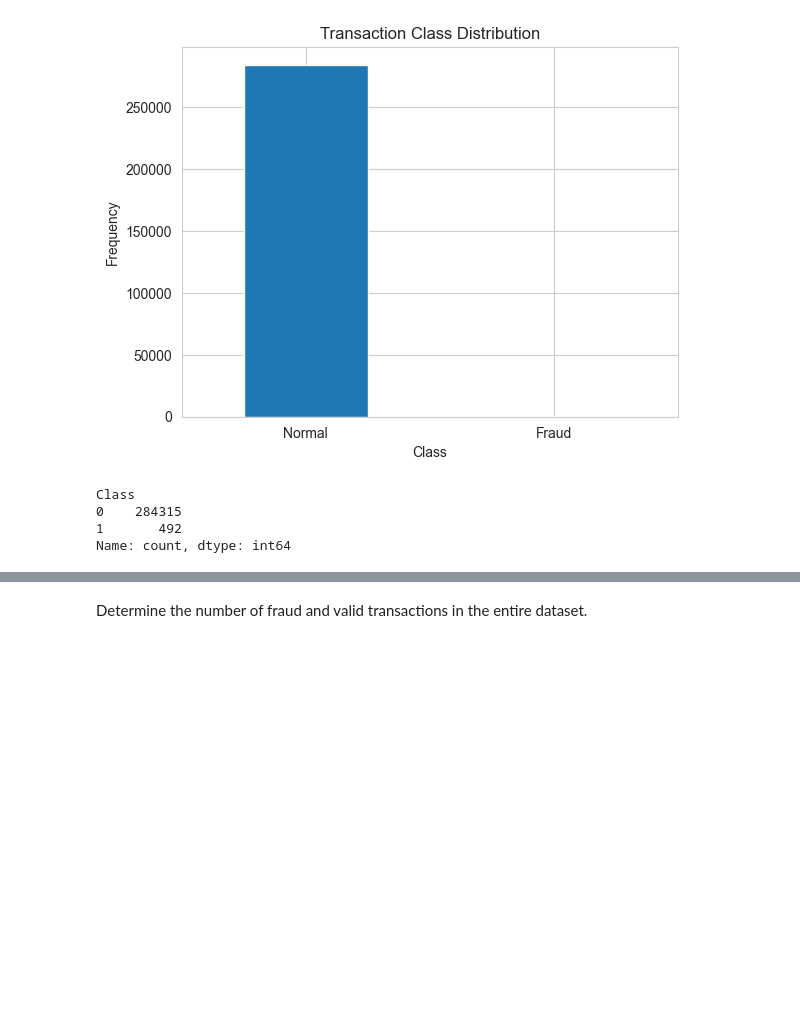
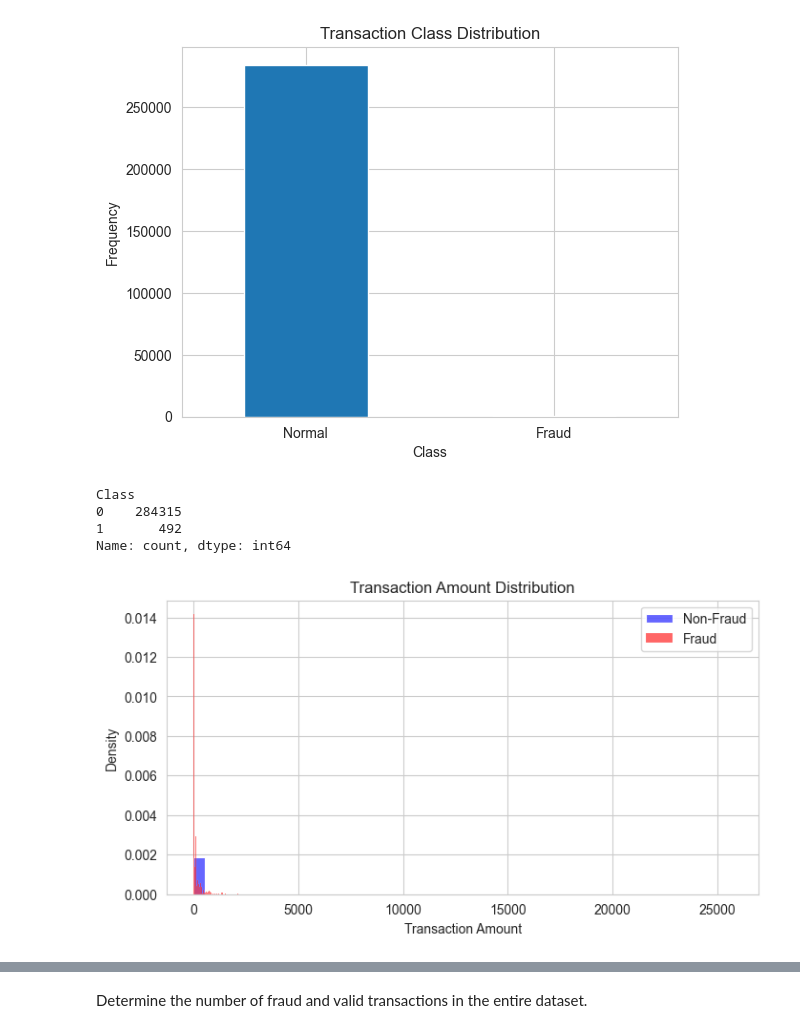
Before and after one commit to zhangjianyu1006156/6805_ML_Project, a Jupyter notebook: 6805_Project.ipynb, the cells around one changed output, grey strips where cells are left out. Drawn from its saved outputs; the diff is of its cells as text; code cells hidden in the pictures; blank space fills up the shorter version.

```diff
--- a/6805_Project.ipynb
+++ b/6805_Project.ipynb
@@ -94,3 +94,31 @@ Class
 0    284315
 1       492
 Name: count, dtype: int64
+# %%
+plt.figure(figsize=(8,4))
+
+sns.histplot(
+    data[data['Class'] == 0]['Amount'],
+    bins=50,
+    color='blue',
+    label='Non-Fraud',
+    stat='density',
+    alpha=0.6
+)
+
+sns.histplot(
+    data[data['Class'] == 1]['Amount'],
+    bins=50,
+    color='red',
+    label='Fraud',
+    stat='density',
+    alpha=0.6
+)
+
+plt.legend()
+plt.title("Transaction Amount Distribution")
+plt.xlabel("Transaction Amount")
+plt.ylabel("Density")
+plt.show()
+# %% [output]
+[figure, added]
```
Also changed, not shown: parts of 1 cell of this notebook.
